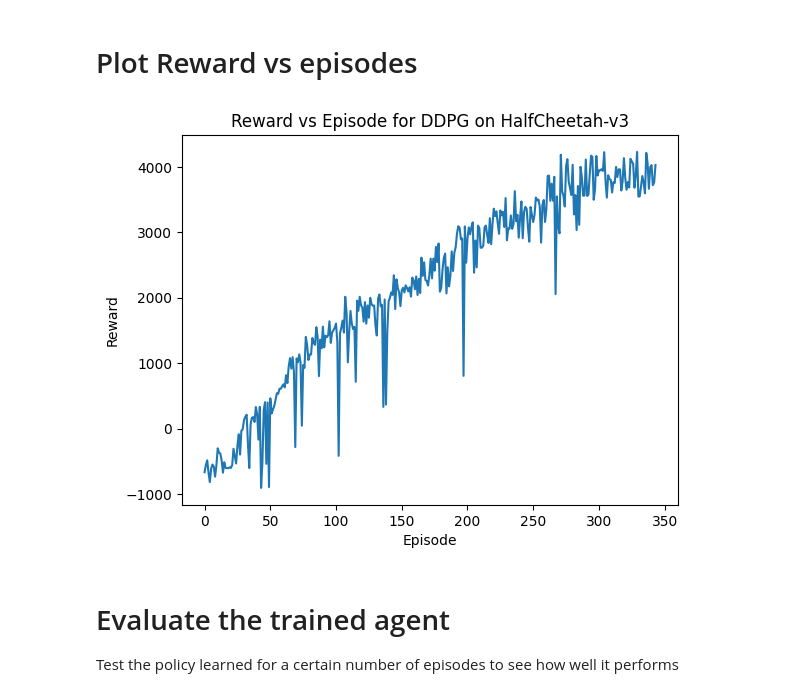
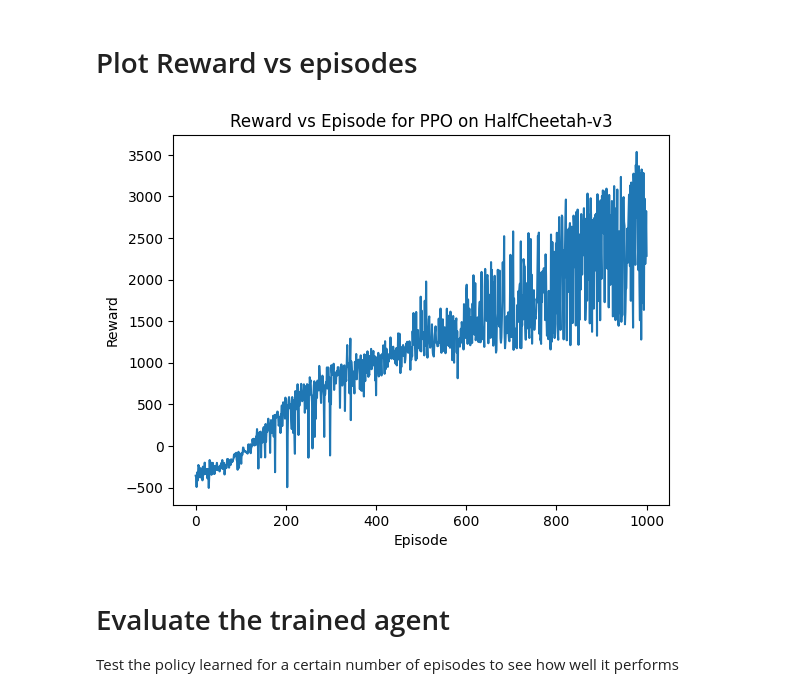
Before and after one commit to NIkhilbadveli/RL_Algorithms_Survey, a Jupyter notebook: Half Cheetah/half_cheetah.ipynb, the cells around one changed output. Saved outputs shown, nothing was run; the diff lists cells and outputs as text; code cells hidden in the pictures.

Commit message:
half cheetah and car racing done

```diff
--- a/Half Cheetah/half_cheetah.ipynb
+++ b/Half Cheetah/half_cheetah.ipynb
@@ -22,7 +22,7 @@ env_id = 'HalfCheetah-v3'  # MuJoCo simulator is needed for this env
 env = gym.make(env_id)
 # %%
 # Wrap the env with the Monitor wrapper for proper reporting of episode lengths and rewards
-env = Monitor(env, filename='logs')
+env = Monitor(env, filename='ppo_logs')
 # %%
 # Let's see the reward threshold
 env.spec.reward_threshold
@@ -59,14 +84,14 @@ ddpg_model.save('ddpg_half_cheetah')
 # %% [markdown]
 # Plot Reward vs episodes
 # %%
-eps_rew = env.get_episode_rewards()[200:]
+eps_rew = env.get_episode_rewards()
 plt.plot(range(len(eps_rew)), eps_rew)
 plt.xlabel('Episode')
 plt.ylabel('Reward')
-plt.title('Reward vs Episode for DDPG on HalfCheetah-v3')
+plt.title('Reward vs Episode for PPO on HalfCheetah-v3')
 plt.show()
 # %% [output]
-[figure, old version]
+[figure, new version]
 # %% [markdown]
 # Evaluate the trained agent
 Test the policy learned for a certain number of episodes to see how well it performs
```
Also changed, not shown: parts of 14 cells of this notebook, 3 other files.
